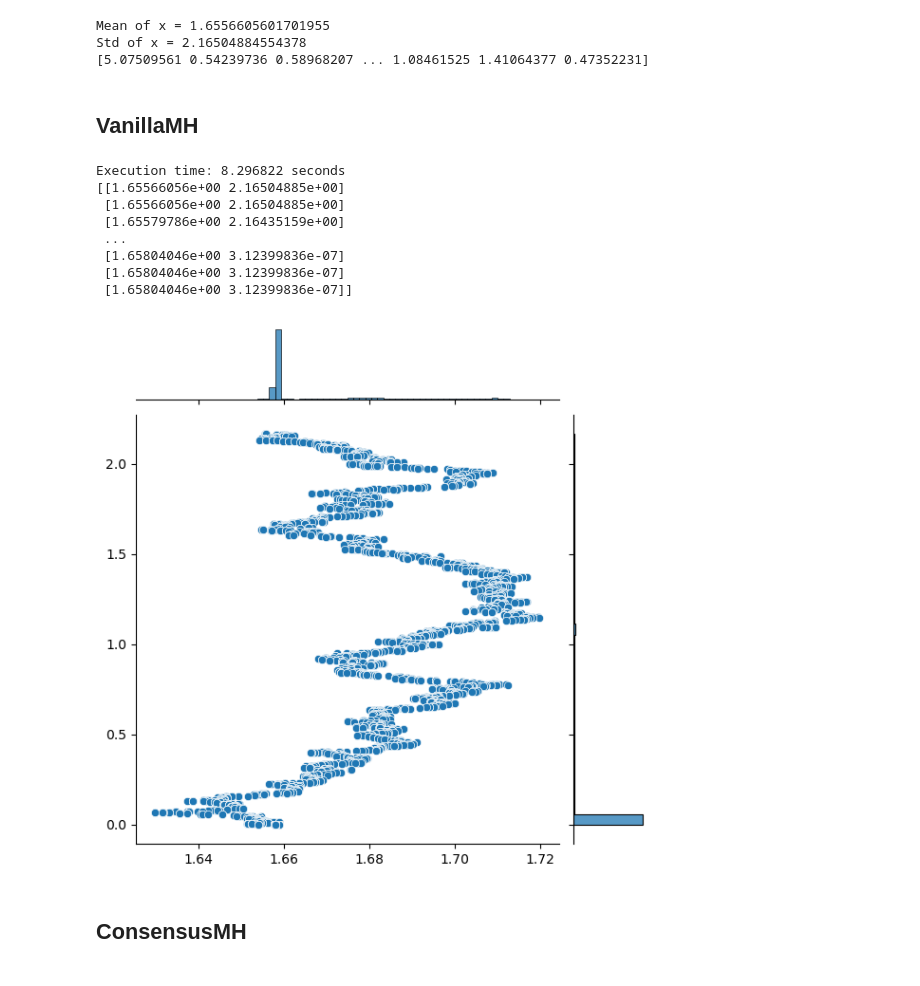
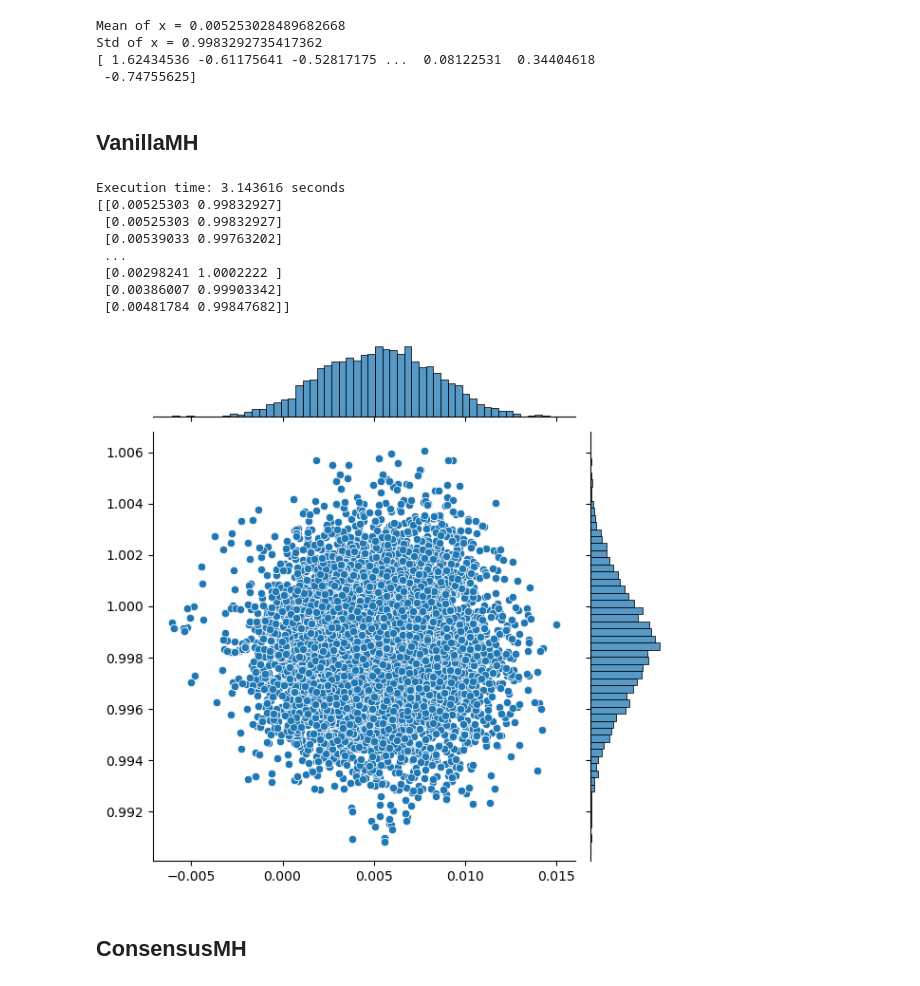
Before and after one commit to fnnrth/bt_MCMC_big_data, a Jupyter notebook: Main.ipynb, the cells around one changed output. Saved outputs shown, nothing was run; the diff lists cells and outputs as text; code cells hidden in the pictures.

```diff
--- a/Main.ipynb
+++ b/Main.ipynb
@@ -30,8 +12,8 @@ from csMALA import csMALA
 # %%
 npr.seed(1)
 N = 100000
-#dataType = "Gaussian"
-dataType = "logNormal"
+dataType = "Gaussian"
+#dataType = "logNormal"
 if dataType == "Gaussian":
     x = npr.randn(N)
 elif dataType == "logNormal":
@@ -45,9 +27,10 @@ print(f"Std of x = {realStd}")
 MAP = np.array([realMean,realStd])
 print(x)
 # %% [output]
-Mean of x = 1.6556605601701955
-Std of x = 2.16504884554378
-[5.07509561 0.54239736 0.58968207 ... 1.08461525 1.41064377 0.47352231]
+Mean of x = 0.005253028489682668
+Std of x = 0.9983292735417362
+[ 1.62434536 -0.61175641 -0.52817175 ...  0.08122531  0.34404618
+ -0.74755625]
 # %%
 def plt_samples(Samples):
     sns.jointplot(x=Samples[:,0],y=Samples[:,1])
@@ -56,24 +39,24 @@ def plt_samples(Samples):
 # %%
 T = 10000
 test_vanillMH = MetropolisHastings(x)
 
 start_time = time.time()
-test_vanillMH_run = test_vanillMH.run(T, MAP)
+test_vanillMH_run = test_vanillMH.run(T, MAP, x)
 end_time = time.time()
 execution_time = end_time - start_time
 print(f"Execution time: {execution_time:.6f} seconds")
 print(test_vanillMH_run)
 plt_samples(test_vanillMH_run)
 # %% [output]
-Execution time: 8.296822 seconds
-[[1.65566056e+00 2.16504885e+00]
- [1.65566056e+00 2.16504885e+00]
- [1.65579786e+00 2.16435159e+00]
+Execution time: 3.143616 seconds
+[[0.00525303 0.99832927]
+ [0.00525303 0.99832927]
+ [0.00539033 0.99763202]
  ...
- [1.65804046e+00 3.12399836e-07]
- [1.65804046e+00 3.12399836e-07]
- [1.65804046e+00 3.12399836e-07]]
+ [0.00298241 1.0002222 ]
+ [0.00386007 0.99903342]
+ [0.00481784 0.99847682]]
-[figure, old version]
+[figure, new version]
 # %% [markdown]
 ## ConsensusMH
 # %%
```
Also changed, not shown: parts of 4 cells of this notebook, 3 other files.
